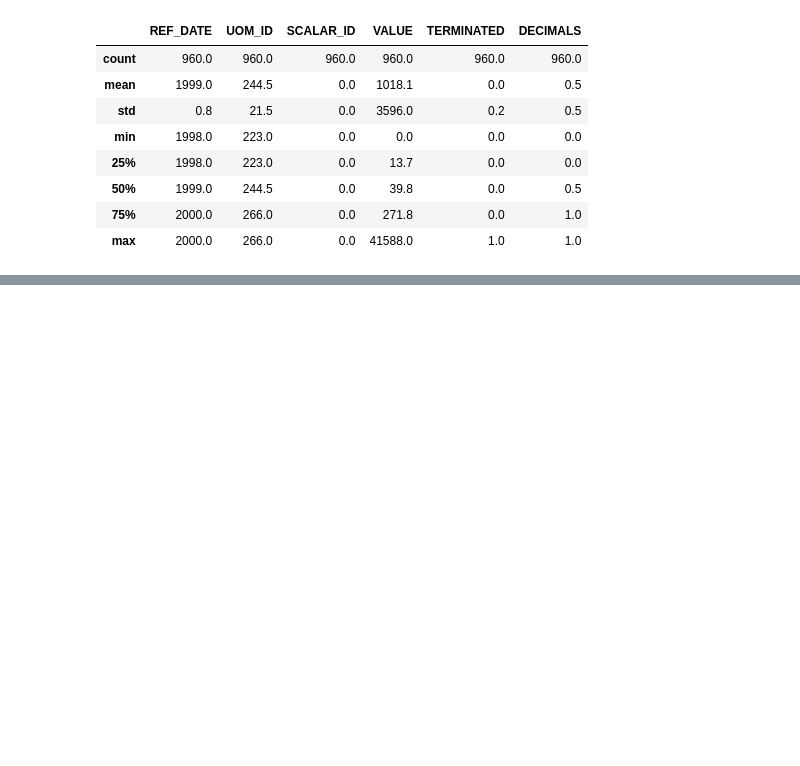
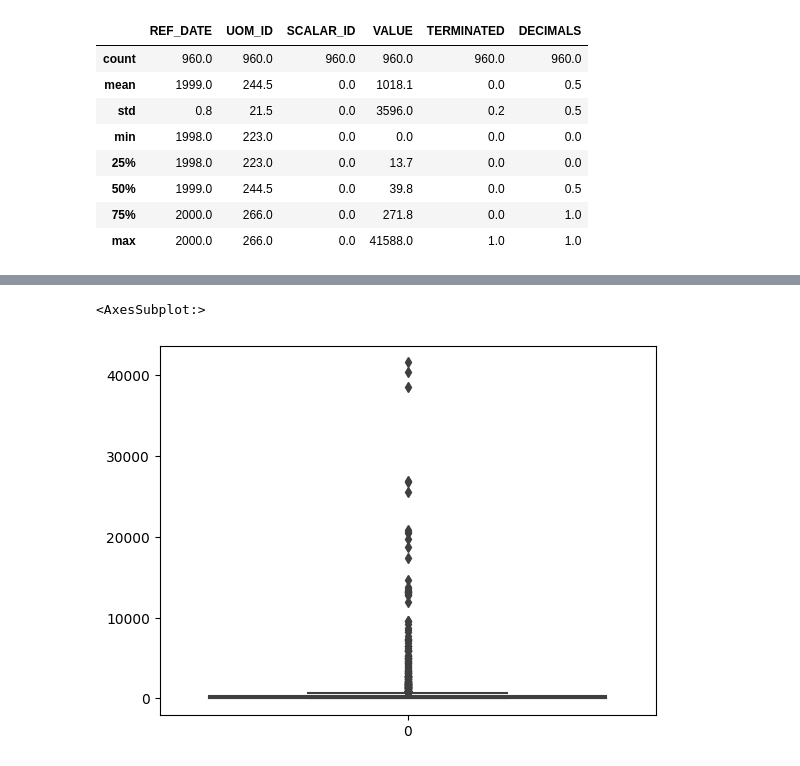
Before and after one commit to marycosta/canada-teen-pregnancies-prediction, a Jupyter notebook: data_analysis.ipynb, the cells around one changed output, grey strips where cells are left out. Saved outputs shown, nothing was run; the diff lists cells and outputs as text; code cells hidden in the pictures; blank space fills up the shorter version.

```diff
--- a/data_analysis.ipynb
+++ b/data_analysis.ipynb
@@ -56,0 +121,5 @@ data.describe().round(1)
+# %%
+sns.boxplot(data=corr_analysis["VALUE"])
+# %% [output]
+<AxesSubplot:>
+[figure, added]
```
Also changed, not shown: parts of 11 cells of this notebook.
